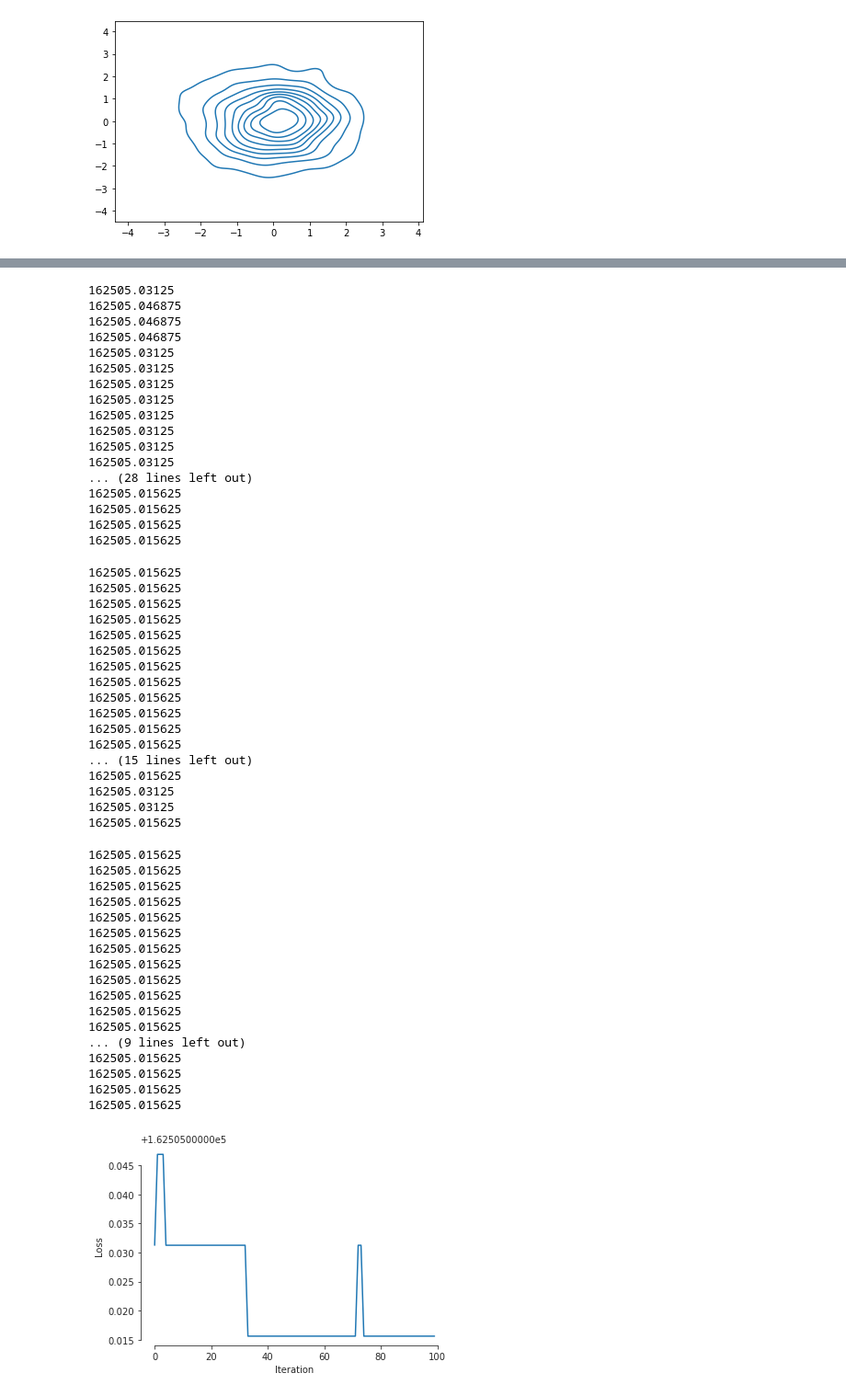
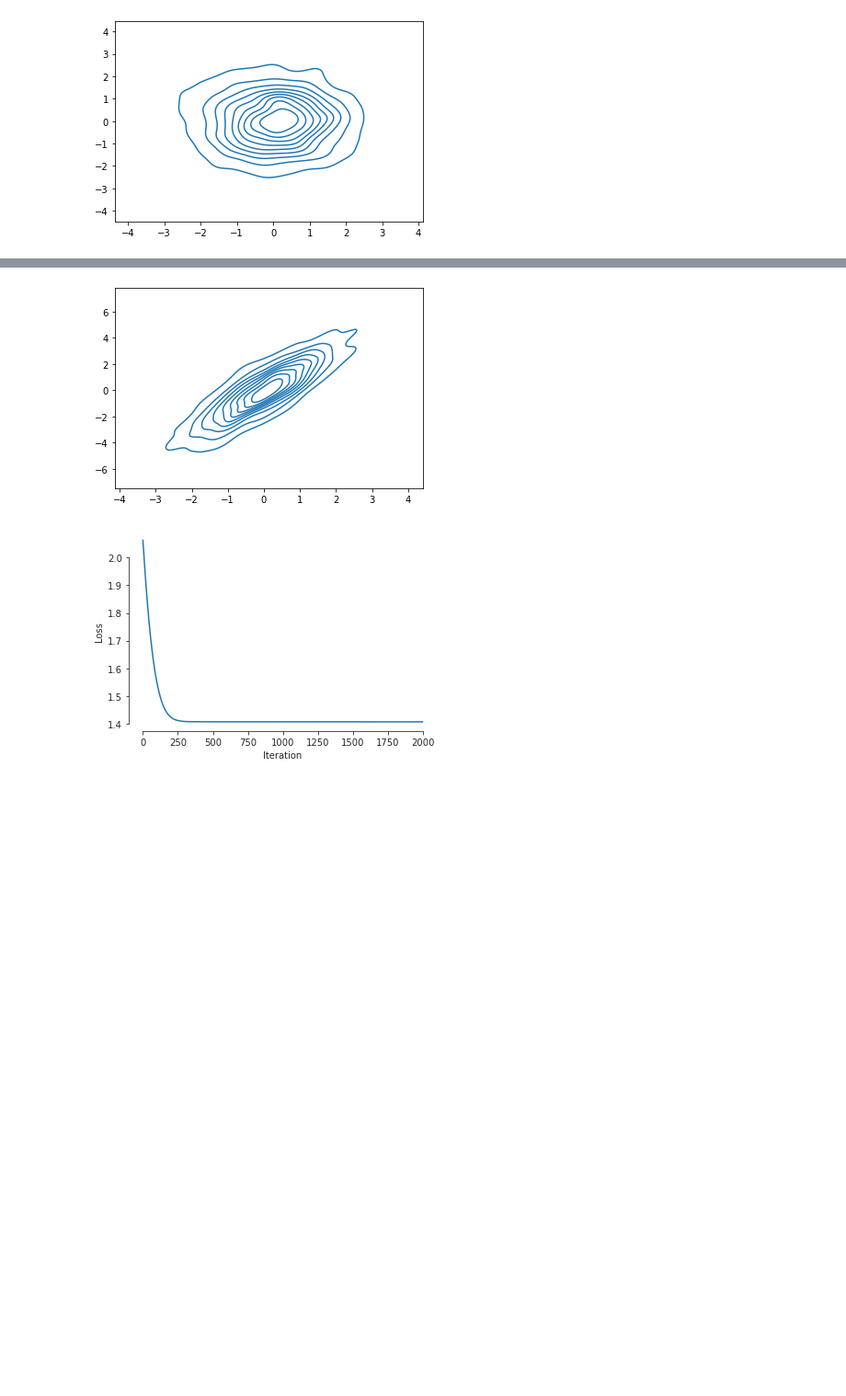
Before and after one commit to MatthiasHerp/mctm_pytorch, a Jupyter notebook: demo.ipynb, the cells around one changed output, grey strips where cells are left out. Shown at 92% size. Saved outputs shown, nothing was run; the diff lists cells and outputs as text; code cells hidden in the pictures; blank space fills up the shorter version.

Commit message:
added inverse of decorrelation layer that works

```diff
--- a/demo.ipynb
+++ b/demo.ipynb
@@ -47,7 +47,7 @@ evaluate(mctm)
 # %% [output]
 [figure]
 # %%
-def multivariable_lambda_prediction(input, degree, number_variables, params, polynomial_range):
+def multivariable_lambda_prediction(input, degree, number_variables, params, polynomial_range, inverse=False):
 
     #steps
     output = input.clone()
@@ -62,18 +62,21 @@ def multivariable_lambda_prediction(input, degree, number_variables, params, pol
             #print(params_index)
 
             # compute lambda fct value using before variable
-            lambda_value = bernstein_prediction(params[:, params_index], input[:,covar_num], degree, polynomial_range[:,covar_num], monotonically_increasing=False, derivativ=0)
+            if inverse:
+                lambda_value = bernstein_prediction(params[:, params_index], output[:,covar_num], degree, polynomial_range[:,covar_num], monotonically_increasing=False, derivativ=0)
+            else:
+                lambda_value = bernstein_prediction(params[:, params_index], input[:,covar_num], degree, polynomial_range[:,covar_num], monotonically_increasing=False, derivativ=0)
 
             # update
             # Cloning issue?
-            output[:,var_num] = output[:,var_num] + lambda_value * input[:,covar_num]
+            if inverse:
+                output[:,var_num] = output[:,var_num] - lambda_value * output[:,covar_num]
+            else:
+                output[:,var_num] = output[:,var_num] + lambda_value * input[:,covar_num]
 
             params_index += 1
 
     return output
-
-def inv_multivariable_lambda_prediction(input, degree, number_variables, params, polynomial_range):
-    return 2
 
 class Decorrelation(nn.Module):
     def __init__(self, degree, number_variables, polynomial_range):
@@ -95,7 +98,7 @@ class Decorrelation(nn.Module):
         if not inverse:
             output = multivariable_lambda_prediction(input, self.degree, self.number_variables, self.params, self.polynomial_range)
         else:
-            output = inv_multivariable_lambda_prediction(input, self.degree, self.number_variables, self.params, self.polynomial_range)
+            output = multivariable_lambda_prediction(input, self.degree, self.number_variables, self.params, self.polynomial_range, inverse=True)
         return output, log_d
 
     #def __repr__(self):
@@ -320,55 +221,9 @@ tensor(162505.2188, grad_fn=<MulBackward0>)
+# %%
+sns.kdeplot(x=y[:,0], y=y[:,1])
+plt.show()
+# %% [output]
+[figure, added]
 # %%
-train(decorr, y, iterations=100, verbose=True)
+train(decorr, y, iterations=2000, verbose=False)
 # %% [output]
-162505.03125
-162505.046875
-162505.046875
-162505.046875
-162505.03125
-162505.03125
-162505.03125
-162505.03125
-162505.03125
-162505.03125
-162505.03125
-162505.03125
-... (28 lines left out)
-162505.015625
-162505.015625
-162505.015625
-162505.015625
-162505.015625
-162505.015625
-162505.015625
-162505.015625
-162505.015625
-162505.015625
-162505.015625
-162505.015625
-162505.015625
-162505.015625
-162505.015625
-162505.015625
-... (15 lines left out)
-162505.015625
-162505.03125
-162505.03125
-162505.015625
-162505.015625
-162505.015625
-162505.015625
-162505.015625
-162505.015625
-162505.015625
-162505.015625
-162505.015625
-162505.015625
-162505.015625
-162505.015625
-162505.015625
-... (9 lines left out)
-162505.015625
-162505.015625
-162505.015625
-162505.015625
-[figure, old version]
+[figure, new version]
```
Also changed, not shown: parts of 20 cells of this notebook, 1 other file.
